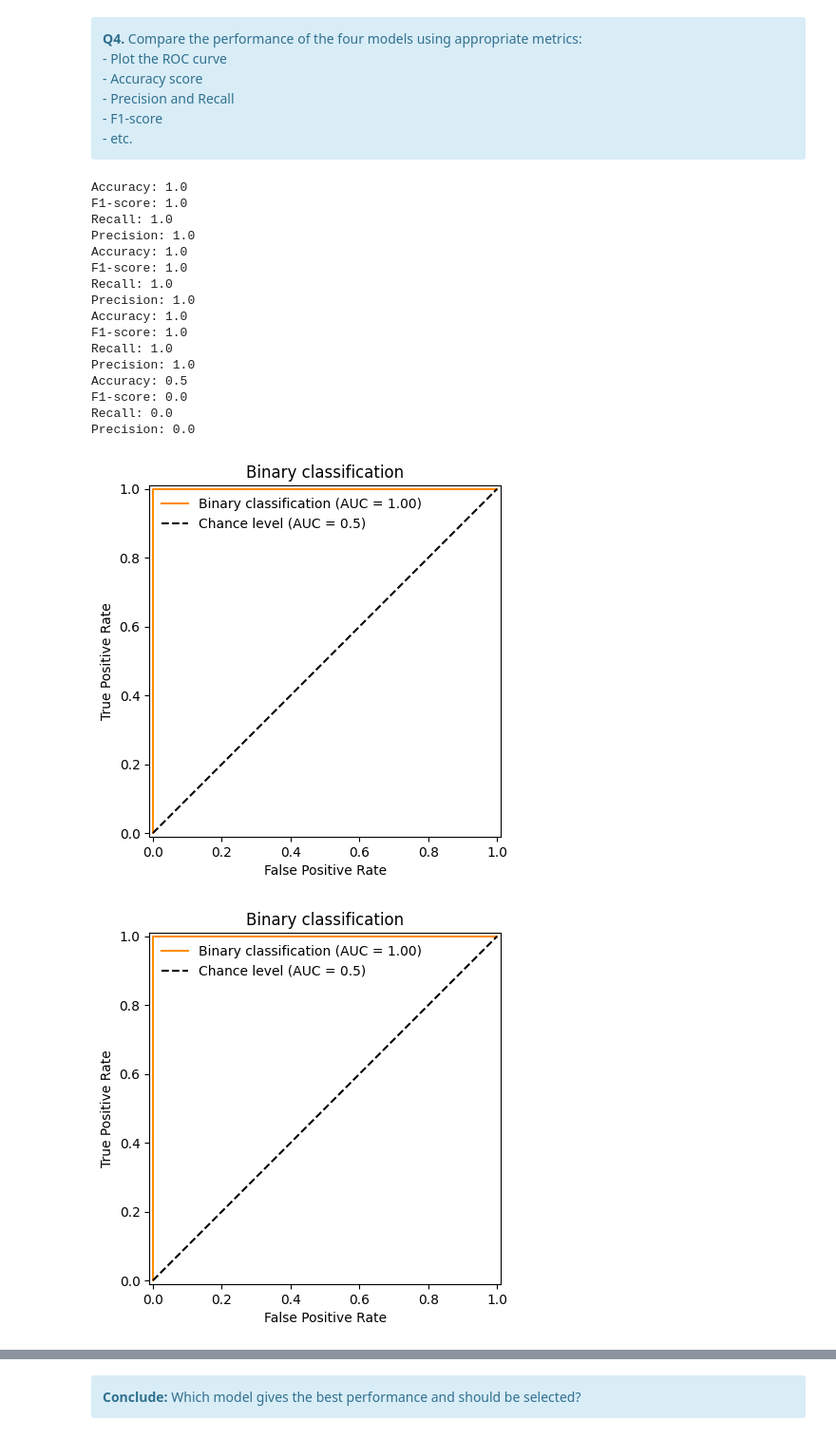
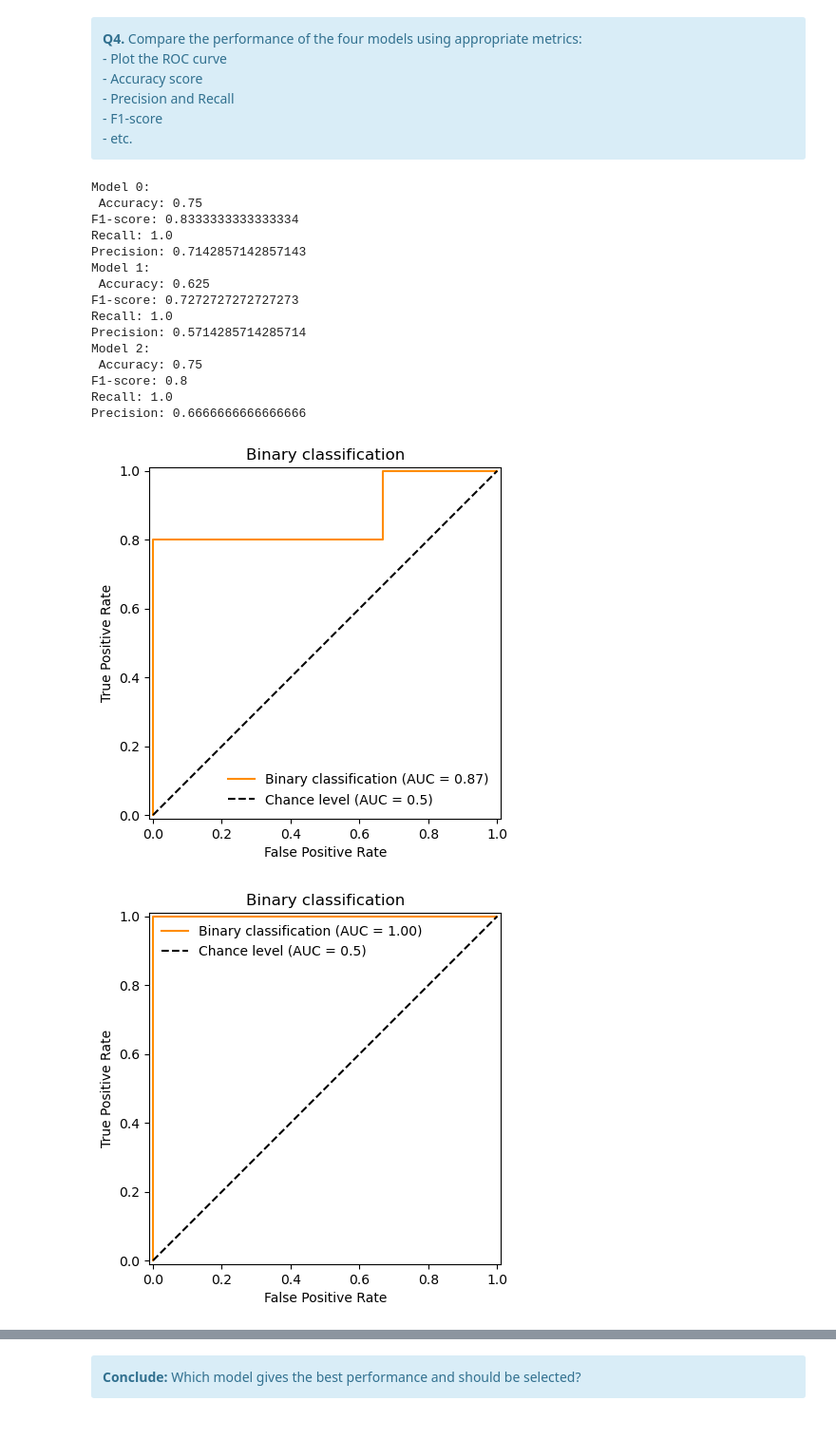
Before and after one commit to Christelleelkhoury/AIM, a Jupyter notebook: notebooks/week4/lesson1_solution.ipynb, the cells around one changed output, grey strips where cells are left out. Shown: that part at 95% size. Cells and saved outputs as stored; diff of their text form; code cells hidden in the pictures.

```diff
--- a/notebooks/week4/lesson1_solution.ipynb
+++ b/notebooks/week4/lesson1_solution.ipynb
@@ -291,7 +237,7 @@ Inside the training loop, optimization happens in three steps:
 * Once we have our gradients, we call `optimizer.step()` to adjust the parameters by the gradients collected in the backward pass.
 # %%
 # train on the GPU or on the CPU, if a GPU is not available
-device = torch.device('cuda') if torch.cuda.is_available() else torch.device('cpu')
+device = torch.device('mps') if torch.backends.mps.is_available() else torch.device('cpu')
 
 def train_loop(dataloader, model, loss_fn, optimizer, device):
     size = len(dataloader.dataset)
@@ -395,2 +339,4 @@ Done!
 # %%
-#model_resnet.load_state_dict(torch.load('./resnet18-pneumonia-lr1e-4-b32-e5.pth', map_location=device)) #Uncomment to use pretrained models
+model_resnet = resnet18(weights=weights)
+model_resnet.fc = nn.Linear(512, 2)
+model_resnet.load_state_dict(torch.load('./resnet18-pneumonia.pth', map_location=device)) #Uncomment to use pretrained models
@@ -524,2 +410,4 @@ Done!
 # %%
-#model_enb0.load_state_dict(torch.load('./efficientnetb0-pneumonia-lr1e-4-b32-e5.pth', map_location=device)) #Uncomment to use pretrained models
+model_enb0 = efficientnet_b0()
+model_enb0.classifier[1] = nn.Linear(1280, 2)
+model_enb0.load_state_dict(torch.load('./efficientnetb0-pneumonia.pth', map_location=device)) #Uncomment to use pretrained models
@@ -582,2 +471,4 @@ Done!
 # %%
-#model_swin.load_state_dict(torch.load('./swint-pneumonia-lr1e-4-b32-e5.pth', map_location=device)) # Uncomment to use pretrained models
+model_swin = swin_t()
+model_swin.head = nn.Linear(in_features=768, out_features=2, bias=True)
+model_swin.load_state_dict(torch.load('./swint-pneumonia.pth', map_location=device)) # Uncomment to use pretrained models
@@ -595,53 +488,55 @@ Now that we have trained our models, we can evaluate their performance on the va
     - etc.
 </div>
 # %%
-for model in [model_resnet, model_alexnet, model_enb0, model_swin]:
+test_dataloader = DataLoader(test_dataset, batch_size=8, shuffle=True)
+
+for i, model in enumerate([model_resnet, model_enb0, model_swin]):
     model.eval()
     model.to(device)
     with torch.no_grad():
-      for X, y in val_dataloader:
+      for X, y in test_dataloader:
           X, y = X.to(device), y.to(device)
-          out = model(X).detach().cpu()
-          probs = nn.functional.softmax(out, dim=1)
+          out = model(X)
+          probs = nn.functional.sigmoid(out).detach().cpu()
           preds = probs.max(1)[1].numpy()
           labels = y.detach().cpu().numpy()
 
       display = RocCurveDisplay.from_predictions(
         labels,
-        preds,
+        probs.max(1)[0],
         name=f"Binary classification",
         color="darkorange",
         plot_chance_level=True,
       )
       _ = display.ax_.set(
         xlabel="False Positive Rate",
         ylabel="True Positive Rate",
         title="Binary classification",
       )
       display.ax_.legend(frameon=False)
 
       print(
+        f'Model {i}: \n',
         'Accuracy:', accuracy_score(labels, preds),
         '\nF1-score:', f1_score(labels, preds),
         '\nRecall:', recall_score(labels, preds),
         '\nPrecision:', precision_score(labels, preds)
       )
 # %% [output]
-Accuracy: 1.0
-F1-score: 1.0
+Model 0:
+ Accuracy: 0.75
+F1-score: 0.8333333333333334
 Recall: 1.0
-Precision: 1.0
-Accuracy: 1.0
-F1-score: 1.0
+Precision: 0.7142857142857143
+Model 1:
+ Accuracy: 0.625
+F1-score: 0.7272727272727273
 Recall: 1.0
-Precision: 1.0
-Accuracy: 1.0
-F1-score: 1.0
+Precision: 0.5714285714285714
+Model 2:
+ Accuracy: 0.75
+F1-score: 0.8
 Recall: 1.0
-Precision: 1.0
-Accuracy: 0.5
-F1-score: 0.0
-Recall: 0.0
-Precision: 0.0
+Precision: 0.6666666666666666
-[figure, old version]
+[figure, new version]
-[figure, old version]
+[figure, new version]
```
Also changed, not shown: parts of 41 cells of this notebook.
